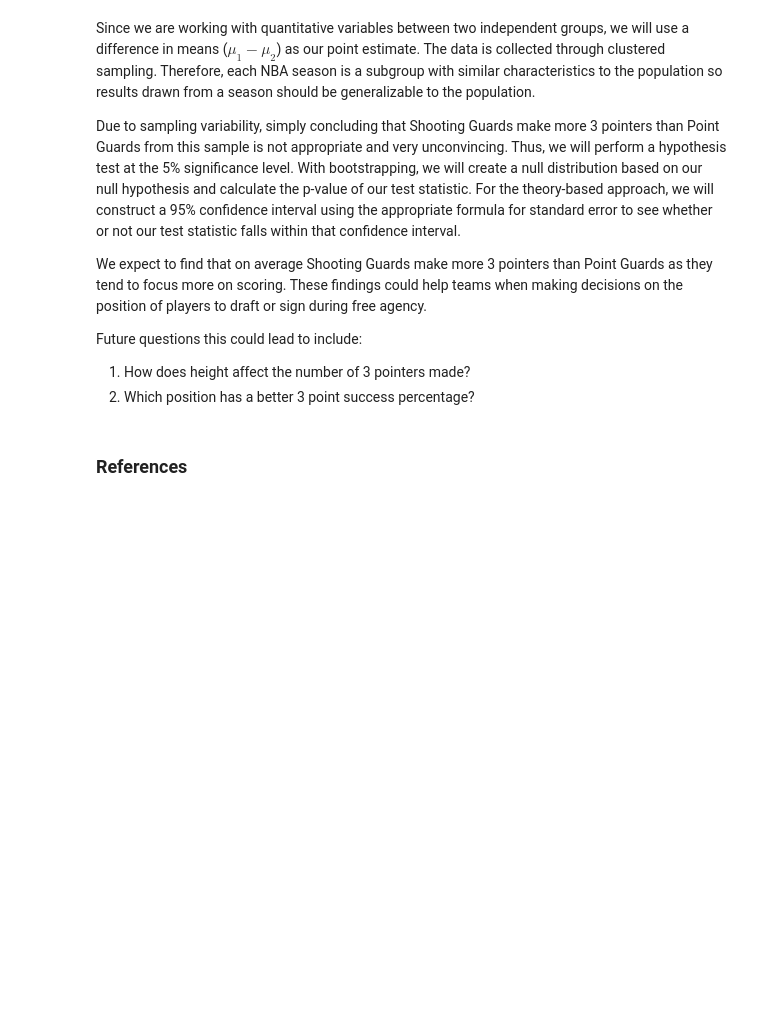
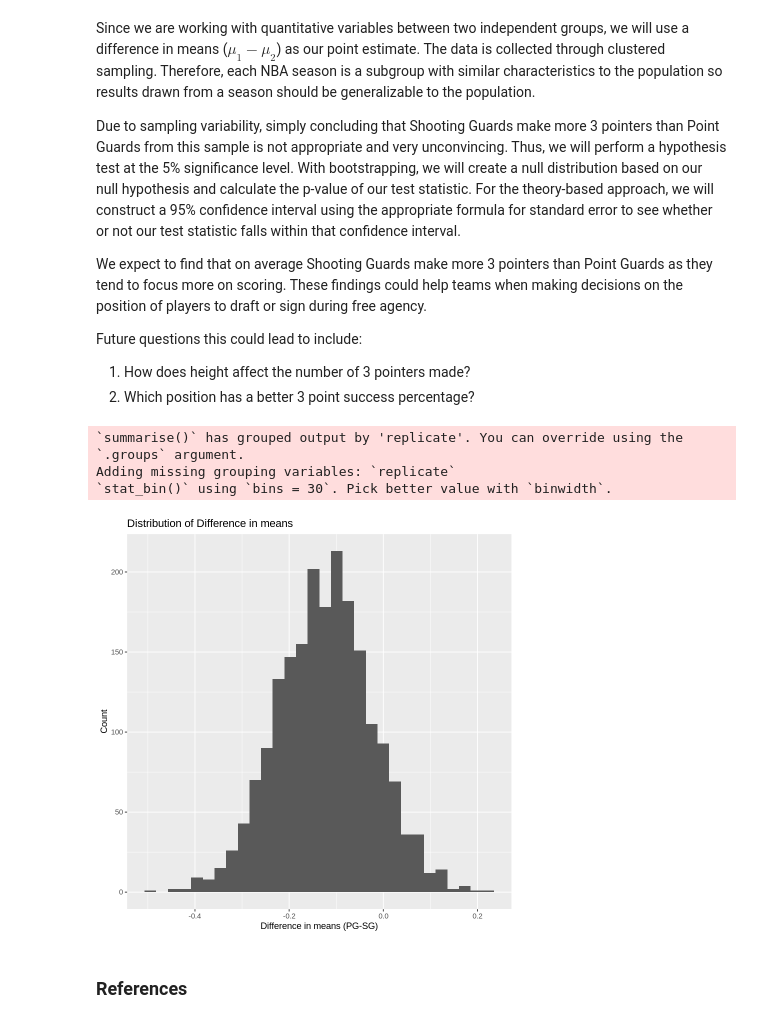
Before and after one commit to Ne1sonLi/NBA-Player-Stats-Statisitcal-Inference, a Jupyter notebook: Stat201_G35_Project.ipynb, the cells around one changed output. Saved outputs shown, nothing was run; the diff lists cells and outputs as text; code cells hidden in the pictures; blank space fills up the shorter version.

Commit message:
Created the bootstrap distribution and set seed

```diff
--- a/Stat201_G35_Project.ipynb
+++ b/Stat201_G35_Project.ipynb
@@ -159,6 +159,32 @@ We expect to find that on average Shooting Guards make more 3 pointers than Poin
 Future questions this could lead to include:
 1. How does height affect the number of 3 pointers made?
 2. Which position has a better 3 point success percentage?
+# %%
+set.seed(35)
+#Creating the null distribution for the mean difference PG-SG
+#first we will take 2000 bootstrapped samples
+#we will calculate the mean for each group
+#we will find the diffrence in the means from each sample
+
+bootstrap_data <- tidy_nba |>
+rep_sample_n(size = 184 , reps = 2000 , replace = TRUE) |>
+group_by(replicate,pos) |>
+summarise(mean = mean(three_pts_standardized)) |>
+pivot_wider(names_from = pos , values_from = mean) |>
+mutate(diff_in_mean = PG-SG) |>
+select(diff_in_mean)
+
+bootstrap_dist <- bootstrap_data |>
+ggplot(aes(x = diff_in_mean)) + geom_histogram() + xlab("Difference in means (PG-SG)") +
+ggtitle("Distribution of Difference in means") + ylab("Count")
+
+bootstrap_dist
+# %% [output]
+`summarise()` has grouped output by 'replicate'. You can override using the
+`.groups` argument.
+Adding missing grouping variables: `replicate`
+`stat_bin()` using `bins = 30`. Pick better value with `binwidth`.
+[figure, added]
 # %% [markdown]
 ### References
 # %% [markdown]
```
Also changed, not shown: parts of 4 cells of this notebook.
